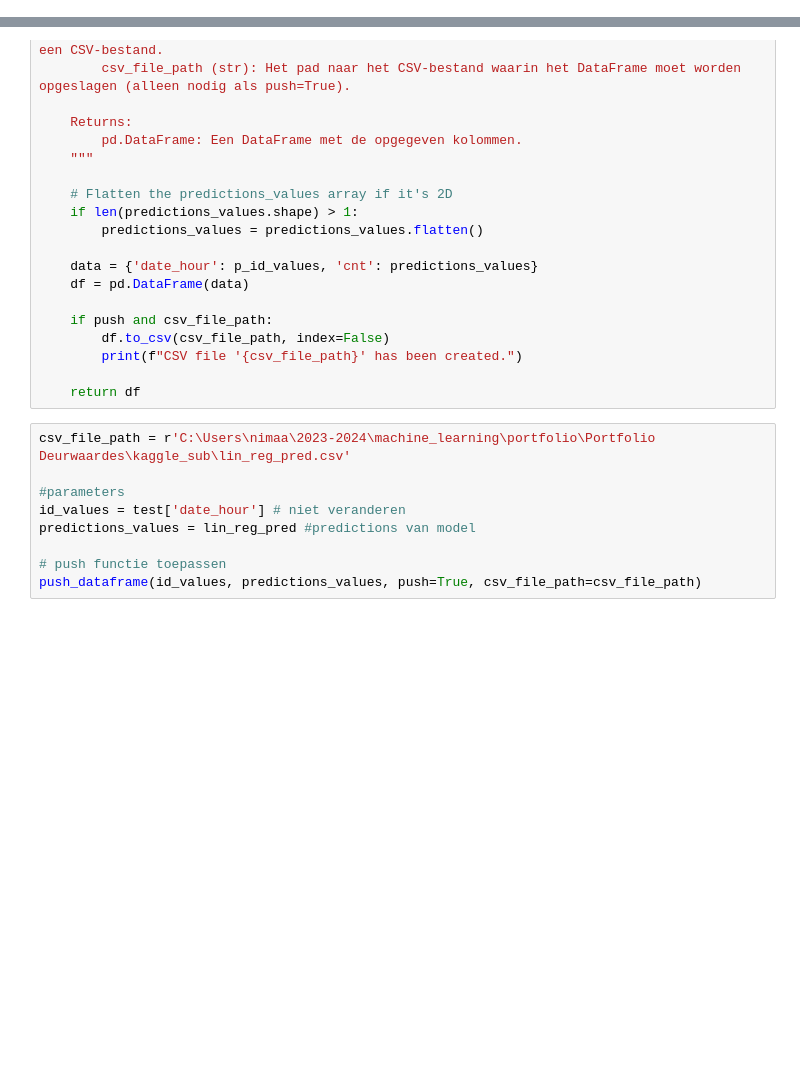
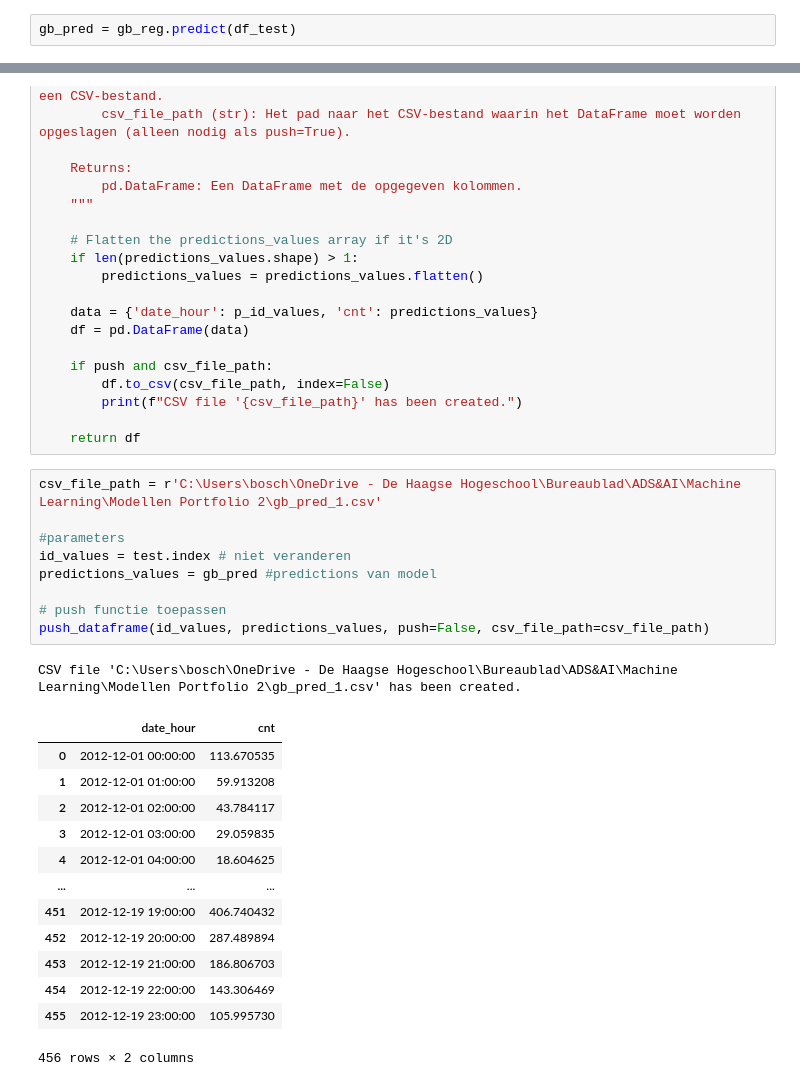
Before and after one commit to NimaGhafar/machine_learning_deurwaardes, a Jupyter notebook: Heethoofd_Portfolio.ipynb, the cells around one changed output, grey strips where cells are left out. Saved outputs shown, nothing was run; the diff lists cells and outputs as text; blank space fills up the shorter version.

```diff
--- a/Heethoofd_Portfolio.ipynb
+++ b/Heethoofd_Portfolio.ipynb
@@ -1087,0 +1113,2 @@ AttributeError: 'NoneType' object has no attribute 'split'
+# %%
+gb_pred = gb_reg.predict(df_test)
@@ -1114,12 +1174,27 @@ def push_dataframe(p_id_values, predictions_values, push=True, csv_file_path=Non
         print(f"CSV file '{csv_file_path}' has been created.")
 
     return df
-# %%
-csv_file_path = r'C:\Users\nimaa\2023-2024\machine_learning\portfolio\Portfolio Deurwaardes\kaggle_sub\lin_reg_pred.csv'
-
-#parameters
-id_values = test['date_hour'] # niet veranderen
-predictions_values = lin_reg_pred #predictions van model
-
-# push functie toepassen
-push_dataframe(id_values, predictions_values, push=True, csv_file_path=csv_file_path)
+# %%
+csv_file_path = r'C:\Users\bosch\OneDrive - De Haagse Hogeschool\Bureaublad\ADS&AI\Machine Learning\Modellen Portfolio 2\gb_pred_1.csv'
+
+#parameters
+id_values = test.index # niet veranderen
+predictions_values = gb_pred #predictions van model
+
+# push functie toepassen
+push_dataframe(id_values, predictions_values, push=False, csv_file_path=csv_file_path)
+# %% [output]
+CSV file 'C:\Users\bosch\OneDrive - De Haagse Hogeschool\Bureaublad\ADS&AI\Machine Learning\Modellen Portfolio 2\gb_pred_1.csv' has been created.
+|  | date_hour | cnt |
+| 0 | 2012-12-01 00:00:00 | 113.670535 |
+| 1 | 2012-12-01 01:00:00 | 59.913208 |
+| 2 | 2012-12-01 02:00:00 | 43.784117 |
+| 3 | 2012-12-01 03:00:00 | 29.059835 |
+| 4 | 2012-12-01 04:00:00 | 18.604625 |
+| ... | ... | ... |
+| 451 | 2012-12-19 19:00:00 | 406.740432 |
+| 452 | 2012-12-19 20:00:00 | 287.489894 |
+| 453 | 2012-12-19 21:00:00 | 186.806703 |
+| 454 | 2012-12-19 22:00:00 | 143.306469 |
+| 455 | 2012-12-19 23:00:00 | 105.995730 |
+456 rows × 2 columns
```
Also changed, not shown: parts of 32 cells of this notebook.
